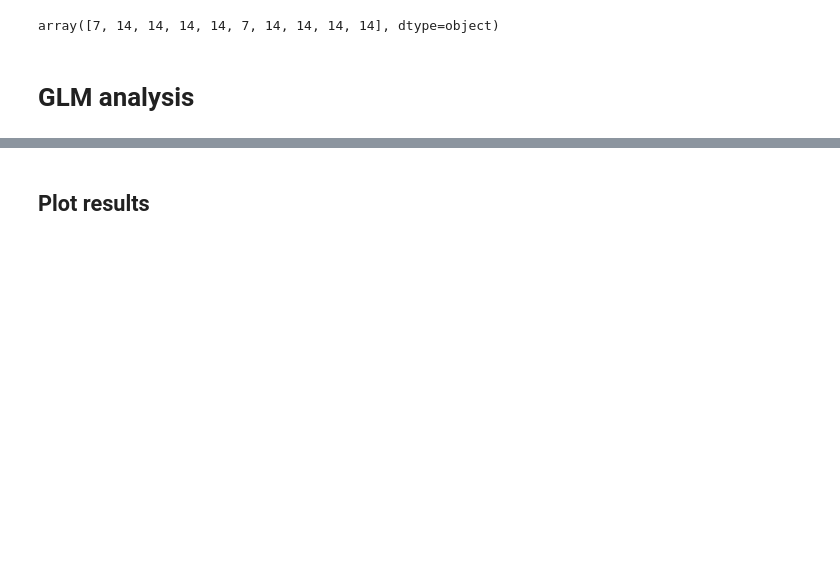
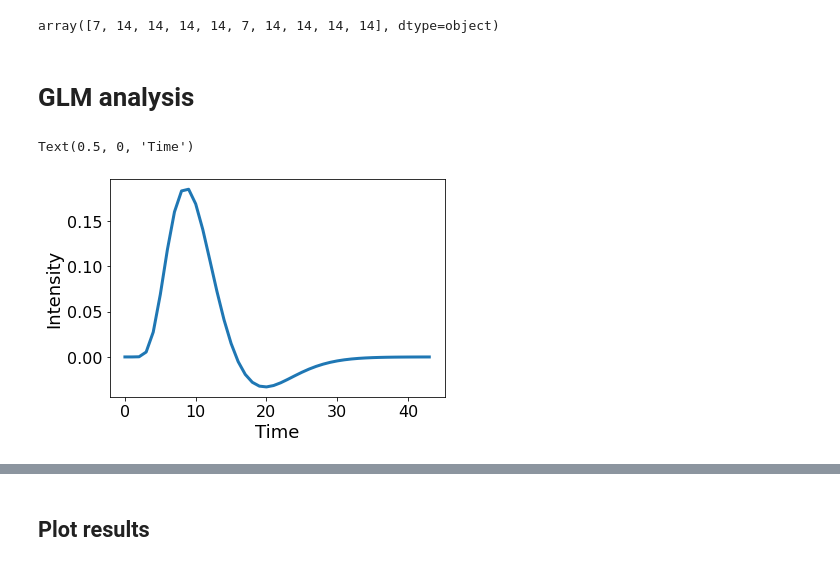
Before and after one commit to rvarrier/HCP_socialtask_analysis, a Jupyter notebook: fMRI/regressor_based_analyses/2A_1_A_fMRI_LM_allmovies.ipynb, the cells around one changed output, grey strips where cells are left out. Cells and saved outputs as stored; diff of their text form; code cells hidden in the pictures; blank space fills up the shorter version.

```diff
--- a/fMRI/regressor_based_analyses/2A_1_A_fMRI_LM_allmovies.ipynb
+++ b/fMRI/regressor_based_analyses/2A_1_A_fMRI_LM_allmovies.ipynb
@@ -85,6 +85,19 @@ from sklearn.linear_model import LinearRegression
 from multiprocessing import Pool
 from joblib import cpu_count
 import time
+# %%
+#defining the hrf
+from nltools.external import glover_hrf
+
+tr = .72
+#hrf function
+hrf = glover_hrf(tr, oversampling=1)
+plt.plot(hrf, linewidth=3)
+plt.ylabel('Intensity', fontsize=18)
+plt.xlabel('Time', fontsize=18)
+# %% [output]
+Text(0.5, 0, 'Time')
+[figure, added]
 # %%
 
 # functions that will be parallelized across nodes. For use in the next cell
```
Also changed, not shown: parts of 4 cells of this notebook, 15 other files.
